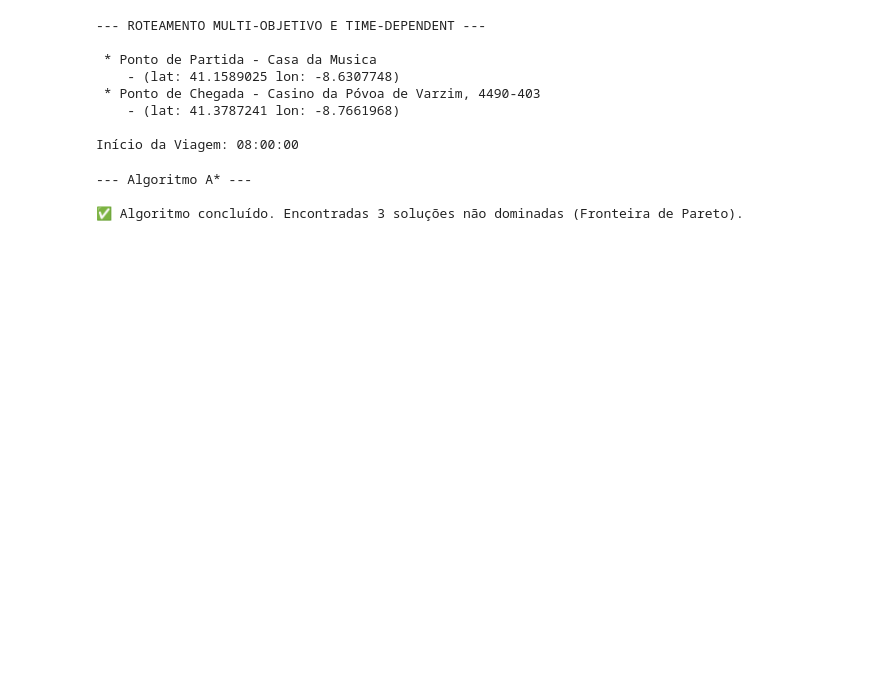
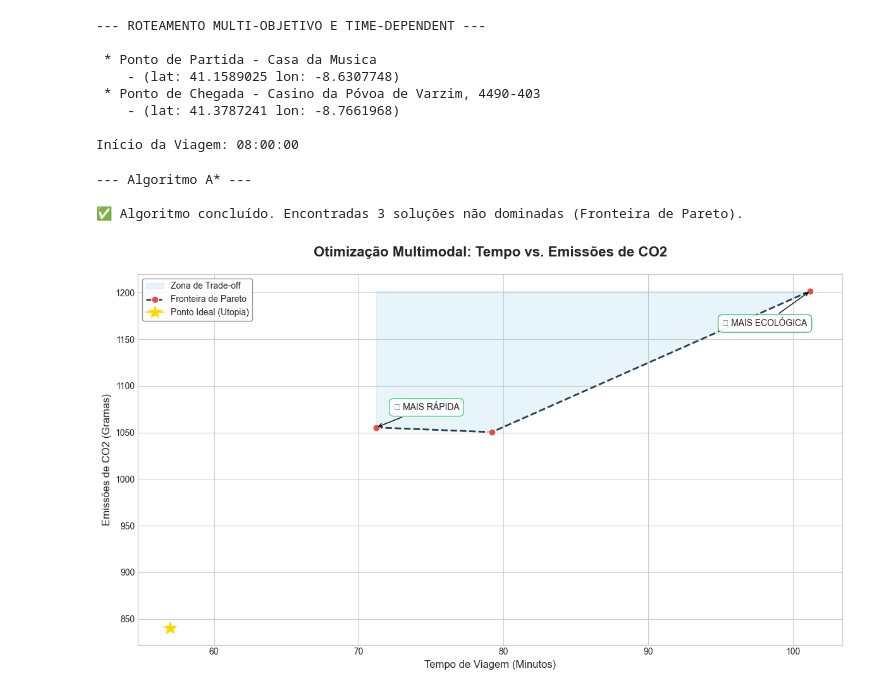
Before and after one commit to MIA-CDFR/CIN_GRUPO6, a Jupyter notebook: code/notebook/route-optimization-optimized.ipynb, the cells around one changed output. Saved outputs shown, nothing was run; the diff lists cells and outputs as text; code cells hidden in the pictures; blank space fills up the shorter version.

```diff
--- a/code/notebook/route-optimization-optimized.ipynb
+++ b/code/notebook/route-optimization-optimized.ipynb
@@ -50,3 +50,7 @@ print(f"\n✅ Algoritmo concluído. Encontradas {len(a_star_pareto_solutions)} s
 --- Algoritmo A* ---
 
 ✅ Algoritmo concluído. Encontradas 3 soluções não dominadas (Fronteira de Pareto).
+# %%
+plot_pareto(a_star_pareto_solutions)
+# %% [output]
+[figure, added]
```
Also changed, not shown: parts of 10 cells of this notebook, 5 other files.
